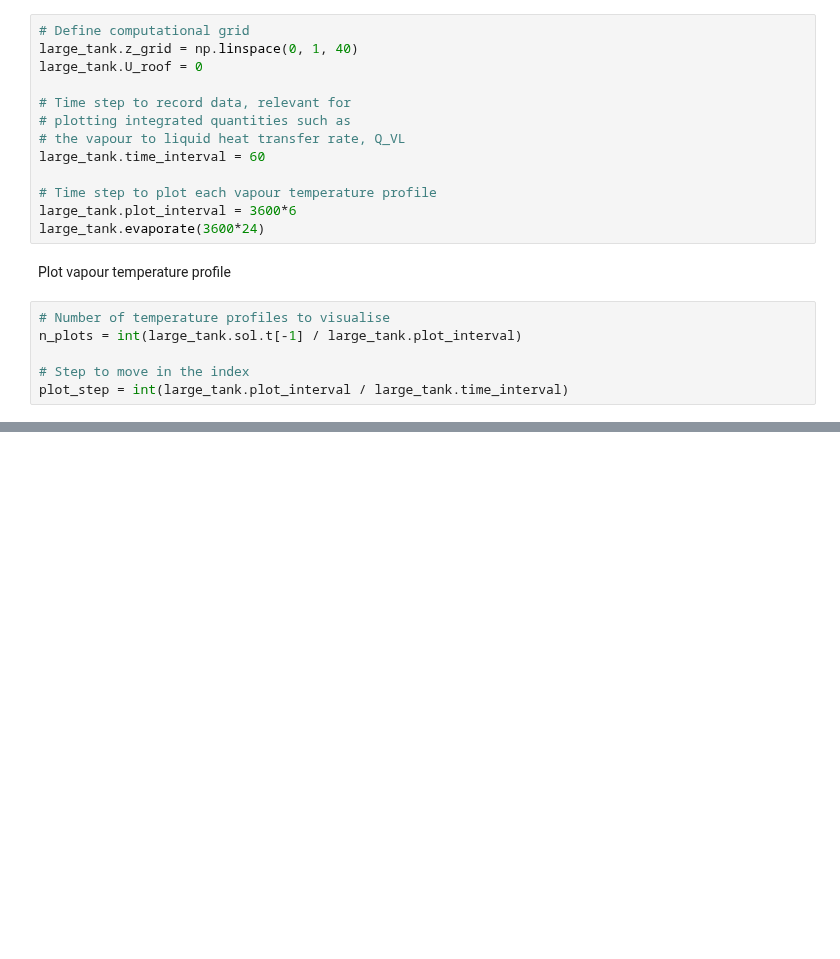
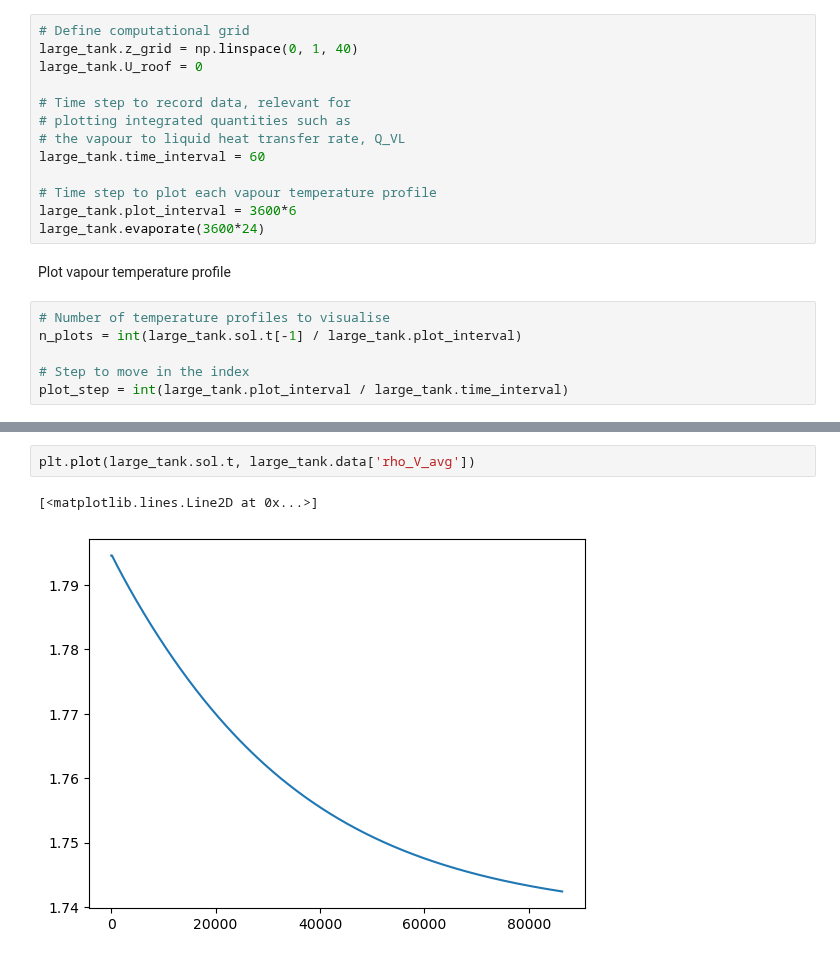
Before and after one commit to felipehuerta17/CryoEvap, a Jupyter notebook: notebooks/isobaric_LH2.ipynb, the cells around one changed output, grey strips where cells are left out. Cells and saved outputs as stored; diff of their text form; blank space fills up the shorter version.

```diff
--- a/notebooks/isobaric_LH2.ipynb
+++ b/notebooks/isobaric_LH2.ipynb
@@ -199,0 +206,5 @@ Text(0, 0.5, '$ \\dot{B}_L / kg/h$')
+# %%
+plt.plot(large_tank.sol.t, large_tank.data['rho_V_avg'])
+# %% [output]
+[<matplotlib.lines.Line2D at 0x...>]
+[figure, added]
```
Also changed, not shown: parts of 6 cells of this notebook, 1 other file.
